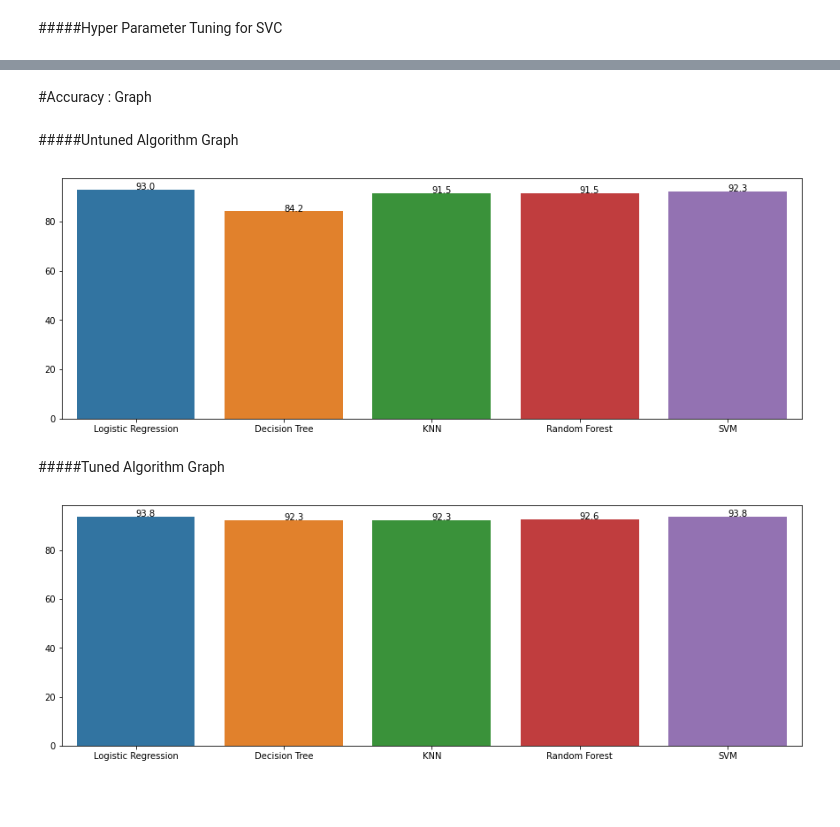
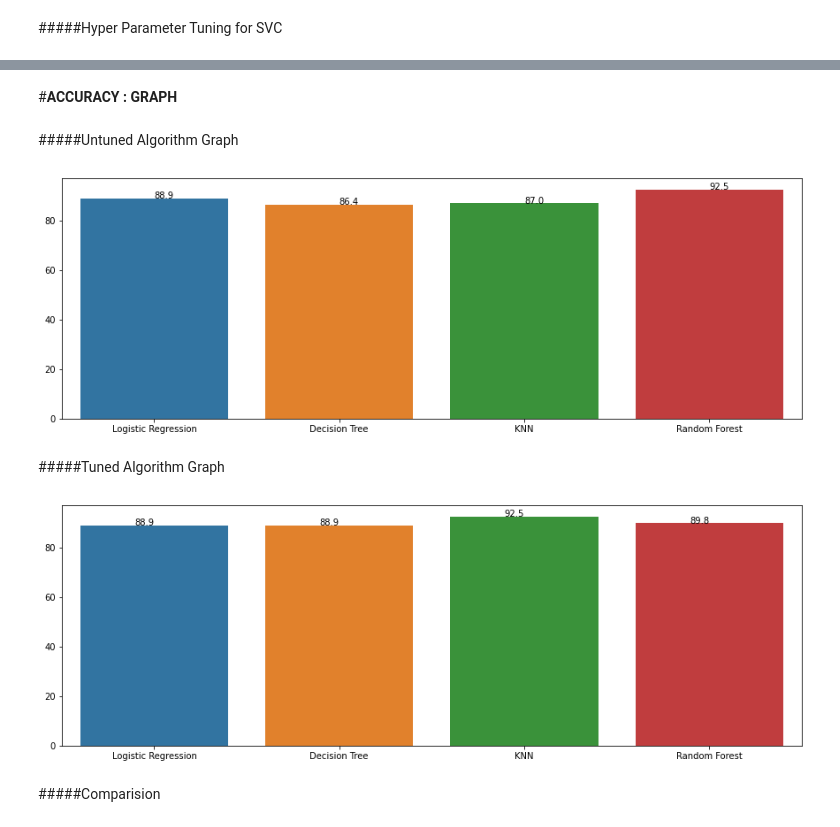
Before and after one commit to vishalsoni7575/Credit-Card-Approval-Prediction, a Jupyter notebook: Credit_Card_Prediction.ipynb, the cells around one changed output, grey strips where cells are left out. Drawn from its saved outputs; the diff is of its cells as text; code cells hidden in the pictures; blank space fills up the shorter version.

```diff
--- a/Credit_Card_Prediction.ipynb
+++ b/Credit_Card_Prediction.ipynb
@@ -332,10 +735,13 @@ Observation
 # %%
 #Extracting out the Numerical and Categorical Feature into "num_features" and "cat_features".
-num_features = X.select_dtypes(exclude="object").columns
-cat_features = X.select_dtypes(include="object").columns
+num_features = X_train.select_dtypes(exclude="object").columns
+cat_features = X_train.select_dtypes(include="object").columns
+print(num_features)
+print(cat_features)
+
 
 #Importing OneHotEncoding and StandardScaler Library for Scaling the dataset.
-from sklearn.preprocessing import OneHotEncoder, StandardScaler
+from sklearn.preprocessing import OneHotEncoder, StandardScaler, OrdinalEncoder
 
 
 #Importing "ColumnTransformer" : Used to create and apply separate transformers for numerical and categorical data.
@@ -344,6 +750,7 @@ from sklearn.compose import ColumnTransformer
 #Crating a object for "StandardScaler()" and "OneHotEncoder()".
 numeric_transformer = StandardScaler()
 oh_transformer = OneHotEncoder()
+oe = OrdinalEncoder()
 
 #Transforming for Numerical and Categorical data.
 preprocessor = ColumnTransformer(
@@ -353,6 +760,16 @@ preprocessor = ColumnTransformer(
     ]
 )
 
+# transformer = ColumnTransformer(
+#     [
+#         ("Num1", oe(categories=[["House / apartment", "With parents", "Municipal apartment",
+#                                 "Rented apartment", "Office apartment", "Co-op apartment"]]), "Housing_type" ),
+#         ("Num2", oh_transformer(sparse = False, drop = "first"), ["Type_Income", "EDUCATION"]),
+#         ("Num3", numeric_transformer, num_features)
+#     ]
+
+# )
+
 #Using fit_transform to Standardize the train data
 X_train = preprocessor.fit_transform(X_train)
 
@@ -712,34 +1135,36 @@ weighted avg       0.99      0.94      0.96       272
-# %% [markdown]
-#Accuracy : Graph
+# %% [markdown]
+#**ACCURACY : GRAPH**
 # %% [markdown]
 #####Untuned Algorithm Graph
 # %%
-untuned_algo = [Log_reg_untune, dec_tree_untune, knn_untune, random_forest_untune, svm_untune]
+untuned_algo = [Log_reg_untune, dec_tree_untune, knn_untune, random_forest_untune]
 Algo_value_untune = []
 for i in untuned_algo:
   Algo_value_untune.append(round(i,1))
-Algo = ["Logistic Regression", "Decision Tree" , "KNN", "Random Forest", "SVM"]
+Algo = ["Logistic Regression", "Decision Tree" , "KNN", "Random Forest"]
 plt.figure(figsize=(15,5))
-def addlabels(x,y):
+def addlabels_untune(x,y):
     for i in range(len(x)):
-        plt.text(i,y[i],y[i])
-sns.barplot(Algo,untuned_algo)
-addlabels(Algo, Algo_value_untune)
+        plt.text(i,y[i],y[i], horizontalalignment = "left")
+sns.barplot(x= Algo, y = untuned_algo)
+addlabels_untune(Algo, Algo_value_untune)
 # %% [output]
-[figure, old version]
+[figure, new version]
 # %% [markdown]
 #####Tuned Algorithm Graph
 # %%
-tuned_algo = [Log_reg_tune, dec_tree_tune, knn_tune, random_forest_tune, svm_tune]
+tuned_algo = [Log_reg_tune, dec_tree_tune, knn_tune, random_forest_tune]
 Algo_value_tune = []
 for i in tuned_algo:
   Algo_value_tune.append(round(i,1))
-Algo = ["Logistic Regression", "Decision Tree" , "KNN", "Random Forest", "SVM"]
+Algo = ["Logistic Regression", "Decision Tree" , "KNN", "Random Forest"]
 plt.figure(figsize=(15,5))
-def addlabels(x,y):
+def addlabels_tune(x,y):
     for i in range(len(x)):
-        plt.text(i,y[i],y[i])
-sns.barplot(Algo,tuned_algo)
-addlabels(Algo, Algo_value_tune)
+        plt.text(i,y[i],y[i], horizontalalignment = "right")
+sns.barplot(x = Algo, y = Algo_value_tune)
+addlabels_tune(Algo, Algo_value_tune)
 # %% [output]
-[figure, old version]
+[figure, new version]
+# %% [markdown]
+#####Comparision
```
Also changed, not shown: parts of 162 cells of this notebook.
